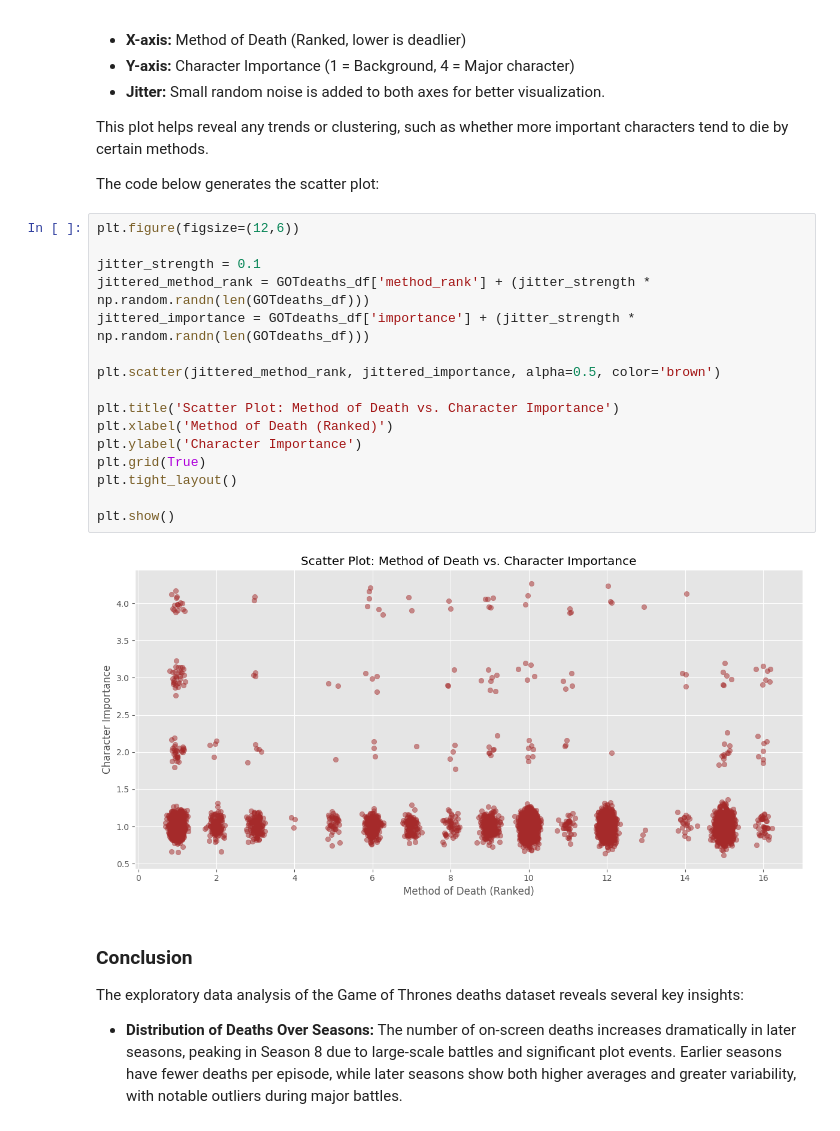
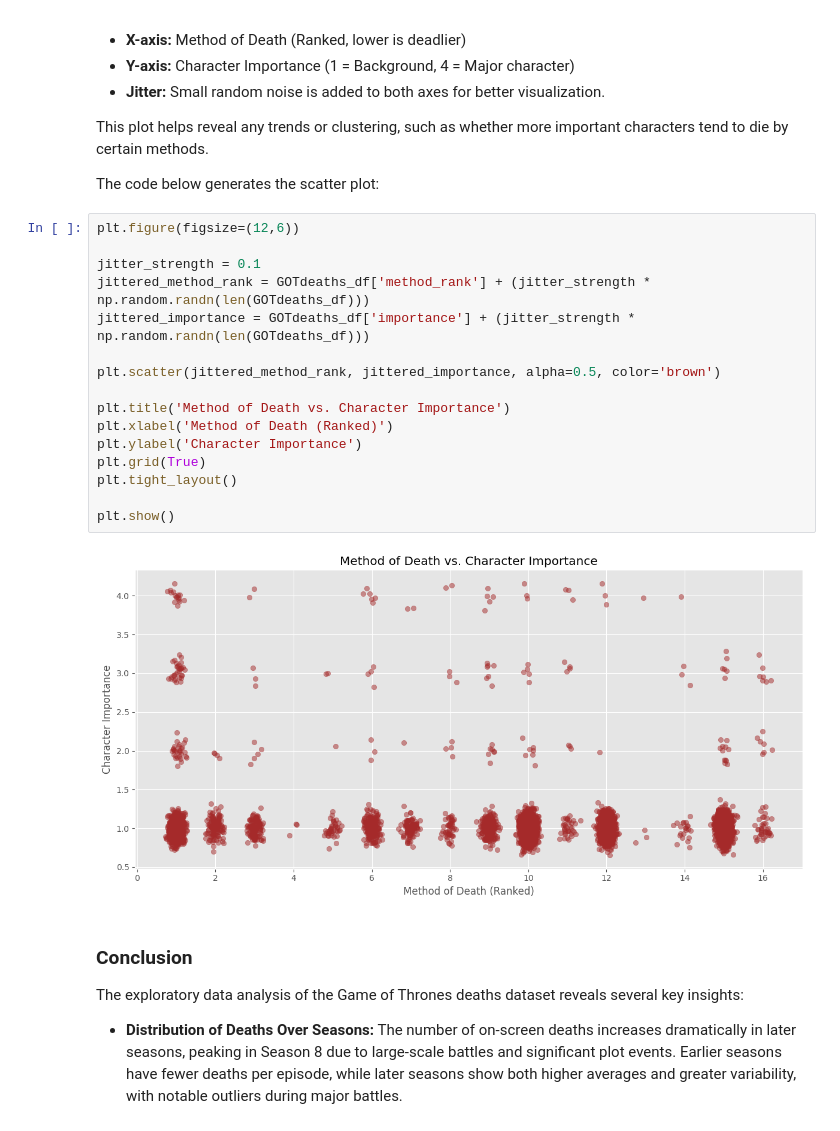
Before and after one commit to YoshChua/CSMODEL_MP, a Jupyter notebook: CSMODEL_MP.ipynb, the cells around one changed output. Saved outputs shown, nothing was run; the diff lists cells and outputs as text.

```diff
--- a/CSMODEL_MP.ipynb
+++ b/CSMODEL_MP.ipynb
@@ -506,21 +510,21 @@ The code below generates the scatter plot:
 # %%
 plt.figure(figsize=(12,6))
 
 jitter_strength = 0.1
 jittered_method_rank = GOTdeaths_df['method_rank'] + (jitter_strength * np.random.randn(len(GOTdeaths_df)))
 jittered_importance = GOTdeaths_df['importance'] + (jitter_strength * np.random.randn(len(GOTdeaths_df)))
 
 plt.scatter(jittered_method_rank, jittered_importance, alpha=0.5, color='brown')
 
-plt.title('Scatter Plot: Method of Death vs. Character Importance')
+plt.title('Method of Death vs. Character Importance')
 plt.xlabel('Method of Death (Ranked)')
 plt.ylabel('Character Importance')
 plt.grid(True)
 plt.tight_layout()
 
 plt.show()
 # %% [output]
-[figure, old version]
+[figure, new version]
 # %% [markdown]
 ### Conclusion
 
```
Also changed, not shown: parts of 2 cells of this notebook.
